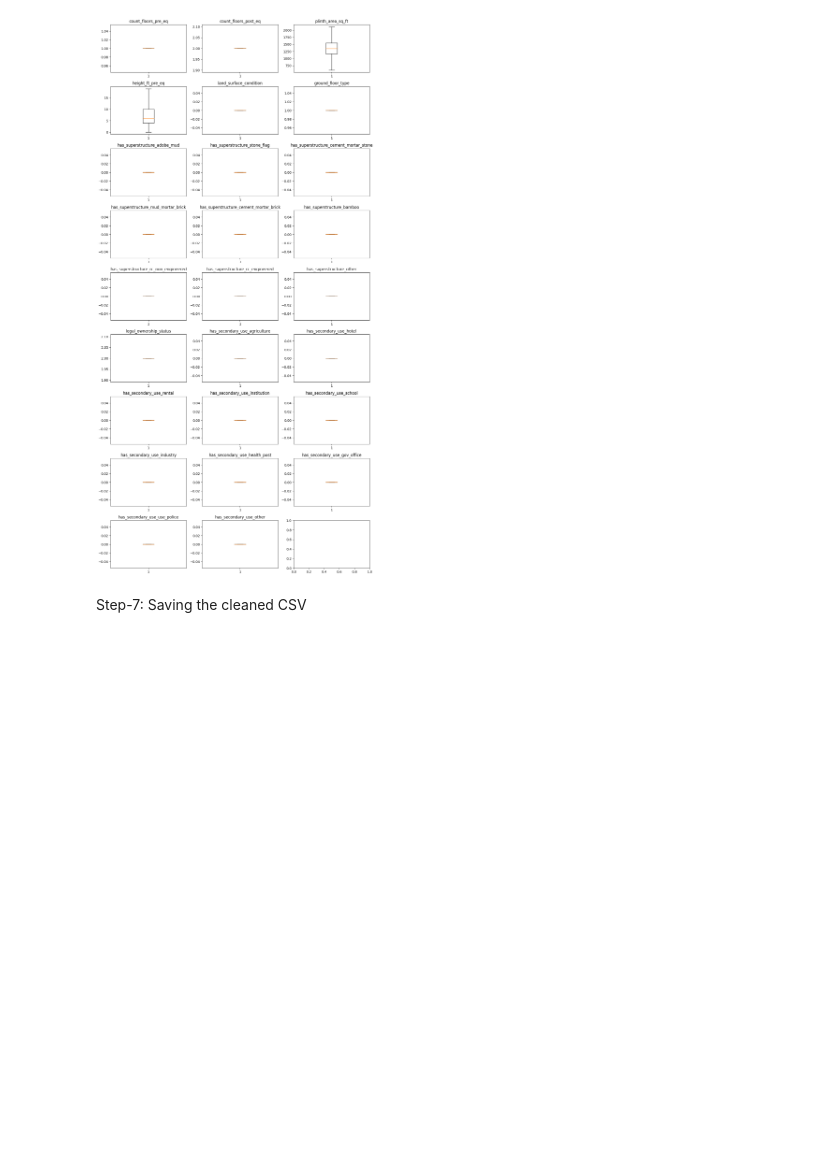
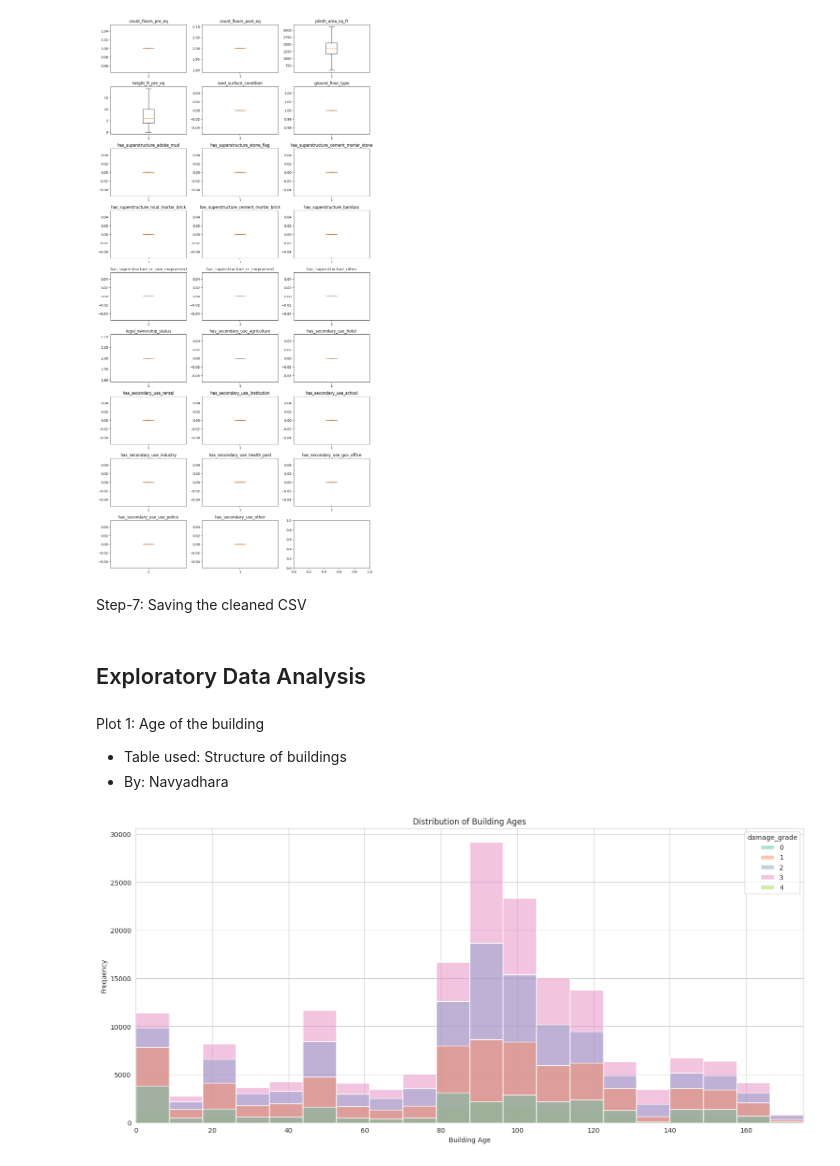
Before and after one commit to navydhara79/cs418-sp23-DarthVader, a Jupyter notebook: IDS_Progress_mid.ipynb, the cells around one changed output. Cells and saved outputs as stored; diff of their text form; code cells hidden in the pictures; blank space fills up the shorter version.

```diff
--- a/IDS_Progress_mid.ipynb
+++ b/IDS_Progress_mid.ipynb
@@ -268,3 +268,28 @@ Step-7: Saving the cleaned CSV
 df_merged.to_csv('merged_data.csv', index = False)
 # %%
 df = pd.read_csv('merged_data.csv')
+# %% [markdown]
+<h2>Exploratory Data Analysis</h2>
+# %%
+df = df.drop(['district_id_y','vdcmun_id_y','ward_id_y'],axis = 1)
+# %% [markdown]
+Plot 1: Age of the building
+- Table used: Structure of buildings
+- By: Navyadhara
+# %%
+min_age = df['age_building'].min()
+max_age = df['age_building'].max()
+
+plt.figure(figsize=(18, 8))
+sns.histplot(data = df, x = 'age_building', bins=20, color='Teal', hue='damage_grade', palette='Set2')
+
+plt.xlim(min_age, max_age)
+plt.xlabel('Building Age')
+plt.ylabel('Frequency')
+plt.title('Distribution of Building Ages')
+
+
+# Show the plot
+plt.show()
+# %% [output]
+[figure, added]
```
Also changed, not shown: parts of 2 cells of this notebook.
